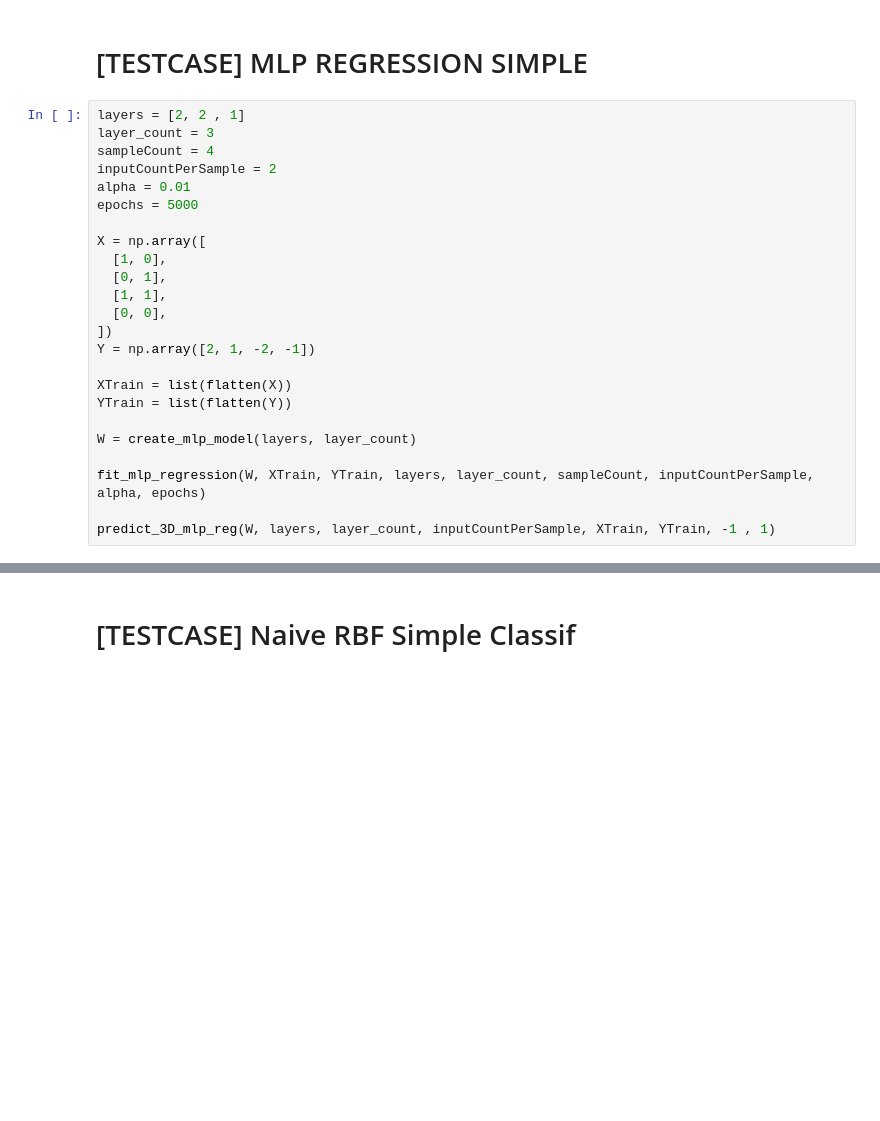
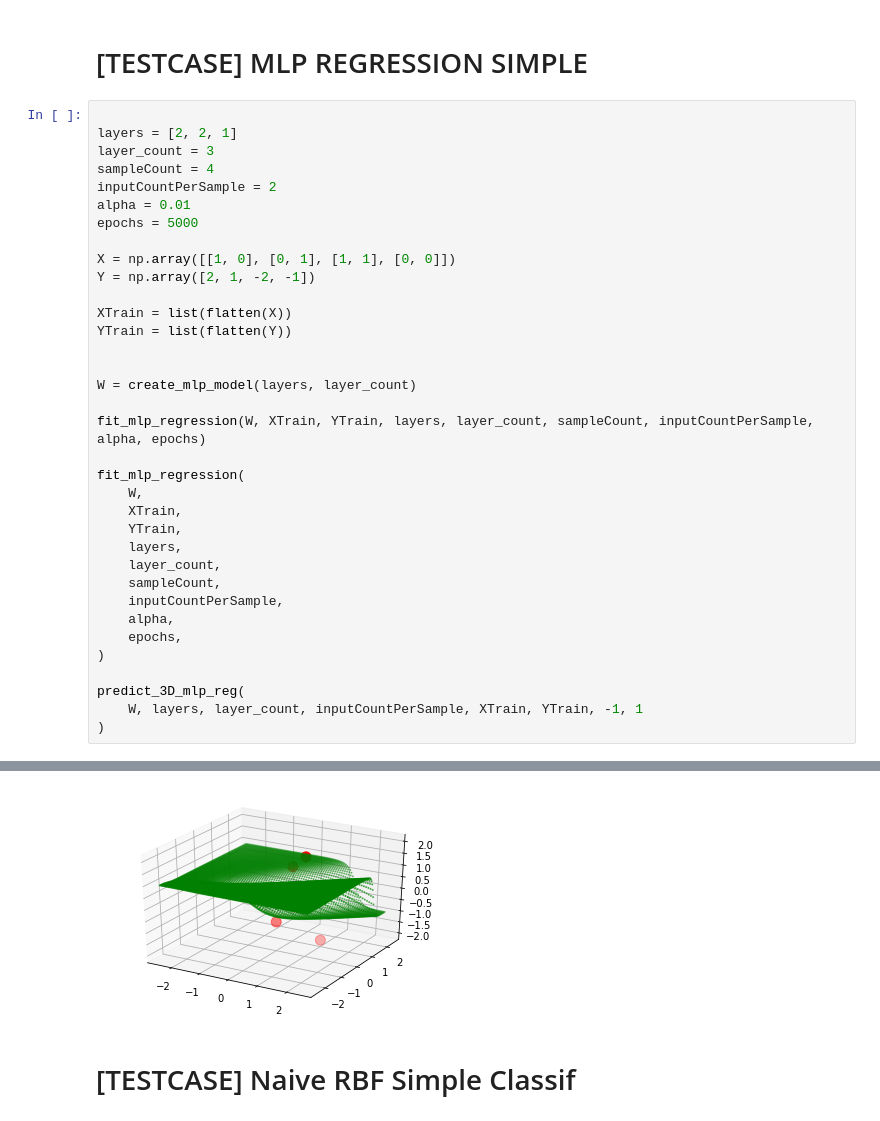
Before and after one commit to Uranium2/ProjetAnnuel3IABD, a Jupyter notebook: PyTest/Rendu 3.ipynb, the cells around one changed output, grey strips where cells are left out. Saved outputs shown, nothing was run; the diff lists cells and outputs as text; blank space fills up the shorter version.

```diff
--- a/PyTest/Rendu 3.ipynb
+++ b/PyTest/Rendu 3.ipynb
@@ -322,27 +339,38 @@ predict_2D_mlp_multi(W, layers, layer_count, inputCountPerSample, XTrain, Y)
 # %% [markdown]
 # [TESTCASE] MLP REGRESSION SIMPLE
 # %%
-layers = [2, 2 , 1]
+
+layers = [2, 2, 1]
 layer_count = 3
 sampleCount = 4
 inputCountPerSample = 2
 alpha = 0.01
 epochs = 5000
 
-X = np.array([
-  [1, 0],
-  [0, 1],
-  [1, 1],
-  [0, 0],
-])
+X = np.array([[1, 0], [0, 1], [1, 1], [0, 0]])
 Y = np.array([2, 1, -2, -1])
 
 XTrain = list(flatten(X))
 YTrain = list(flatten(Y))
 
+
 W = create_mlp_model(layers, layer_count)
 
 fit_mlp_regression(W, XTrain, YTrain, layers, layer_count, sampleCount, inputCountPerSample, alpha, epochs)
 
-predict_3D_mlp_reg(W, layers, layer_count, inputCountPerSample, XTrain, YTrain, -1 , 1)
+fit_mlp_regression(
+    W,
+    XTrain,
+    YTrain,
+    layers,
+    layer_count,
+    sampleCount,
+    inputCountPerSample,
+    alpha,
+    epochs,
+)
+
+predict_3D_mlp_reg(
+    W, layers, layer_count, inputCountPerSample, XTrain, YTrain, -1, 1
+)
 # %% [output]
@@ -351,3 +377,4 @@ predict_3D_mlp_reg(W, layers, layer_count, inputCountPerSample, XTrain, YTrain,
+[figure, added]
 # %% [markdown]
 # [TESTCASE] Naive RBF Simple Classif
 # %%
```
Also changed, not shown: parts of 5 cells of this notebook.
